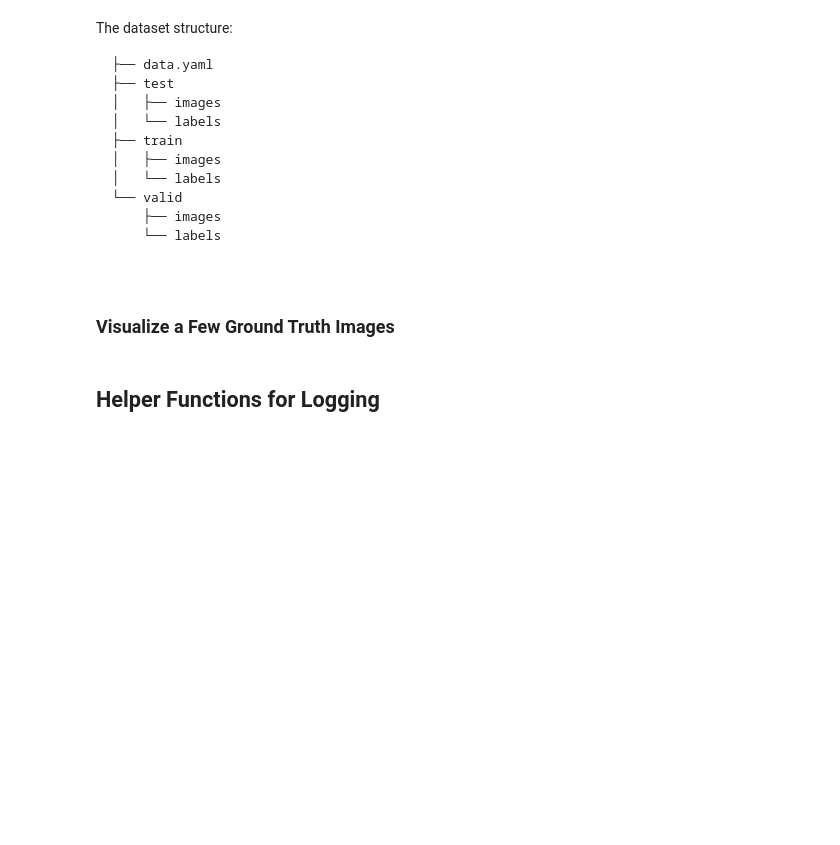
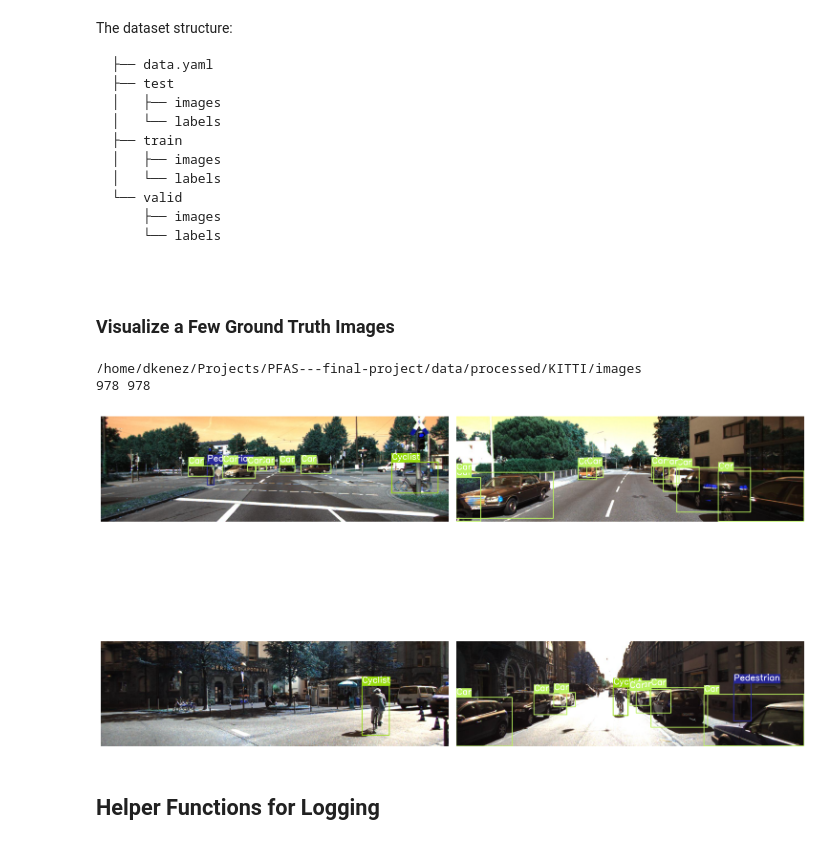
Before and after one commit to KarolRafalCharylo/PFAS---final-project, a Jupyter notebook: src/models/karol-yolo.ipynb, the cells around one changed output. Saved outputs shown, nothing was run; the diff lists cells and outputs as text; code cells hidden in the pictures; blank space fills up the shorter version.

```diff
--- a/src/models/karol-yolo.ipynb
+++ b/src/models/karol-yolo.ipynb
@@ -8,3 +11,9 @@ import numpy as np
 
 SEED = 42
 np.random.seed(SEED)
+# %%
+root_dir = Path().cwd().parents[2]
+data_dir = root_dir / "data"
+
+print(root_dir)
+print(data_dir)
@@ -31,7 +43,7 @@ EPOCHS = 25
 # %% [markdown]
 ### Visualize a Few Ground Truth Images
 # %%
-class_names = ['Pedestrian', 'Cyclist', 'Car']
+class_names = ["Car", "Pedestrian", "Cyclist"]
 colors = np.random.uniform(0, 255, size=(len(class_names), 3))
 # %%
 # Function to convert bounding boxes in YOLO format to xmin, ymin, xmax, ymax.
@@ -92,8 +104,10 @@ def plot_box(image, bboxes, labels):
 # %%
 # Function to plot images with the bounding boxes.
 def plot(image_paths, label_paths, num_samples):
-    all_training_images = glob.glob(image_paths)
-    all_training_labels = glob.glob(label_paths)
+    all_training_images = list(image_paths.glob("*.jpeg"))
+    all_training_labels = list(label_paths.glob("*.txt"))
+    print(image_paths)
+    print(len(all_training_images), len(all_training_labels))
     all_training_images.sort()
     all_training_labels.sort()
 
@@ -102,7 +116,7 @@ def plot(image_paths, label_paths, num_samples):
     plt.figure(figsize=(15, 12))
     for i in range(num_samples):
         j = random.randint(0,num_images-1)
-        image = cv2.imread(all_training_images[j])
+        image = io.imread(all_training_images[j])
         with open(all_training_labels[j], 'r') as f:
             bboxes = []
             labels = []
@@ -127,10 +141,14 @@ def plot(image_paths, label_paths, num_samples):
 # %%
 # Visualize a few training images.
 plot(
-    image_paths='data/processed/train/images/*',
-    label_paths='data/processed/train/labels/*',
+    image_paths=data_dir / "processed/KITTI/images/",
+    label_paths=data_dir / "processed/KITTI/labels/",
     num_samples=4,
 )
+# %% [output]
+/home/dkenez/Projects/PFAS---final-project/data/processed/KITTI/images
+978 978
+[figure, added]
 # %% [markdown]
 ## Helper Functions for Logging
 # %%
```
Also changed, not shown: parts of 9 cells of this notebook, 1 other file.
